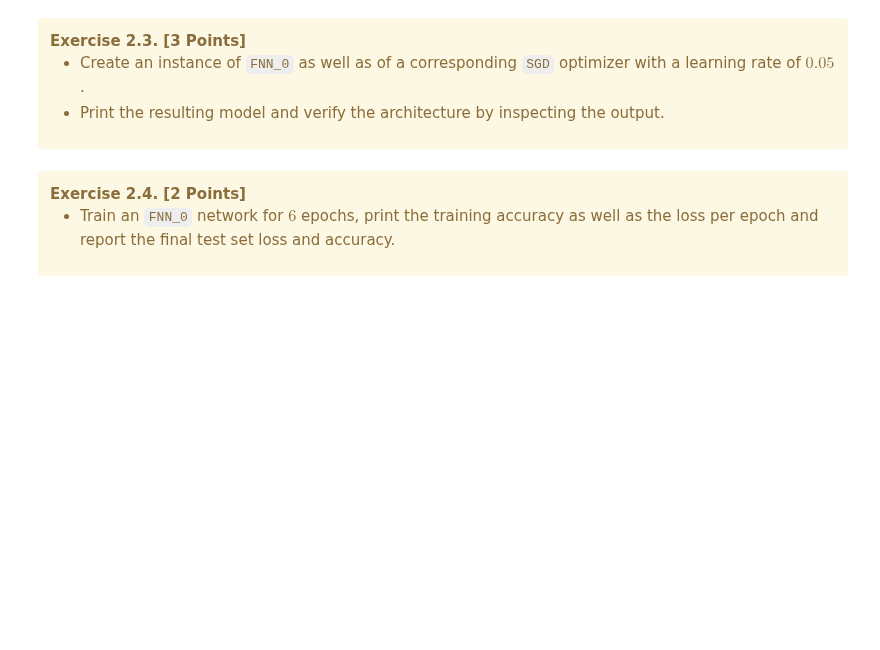
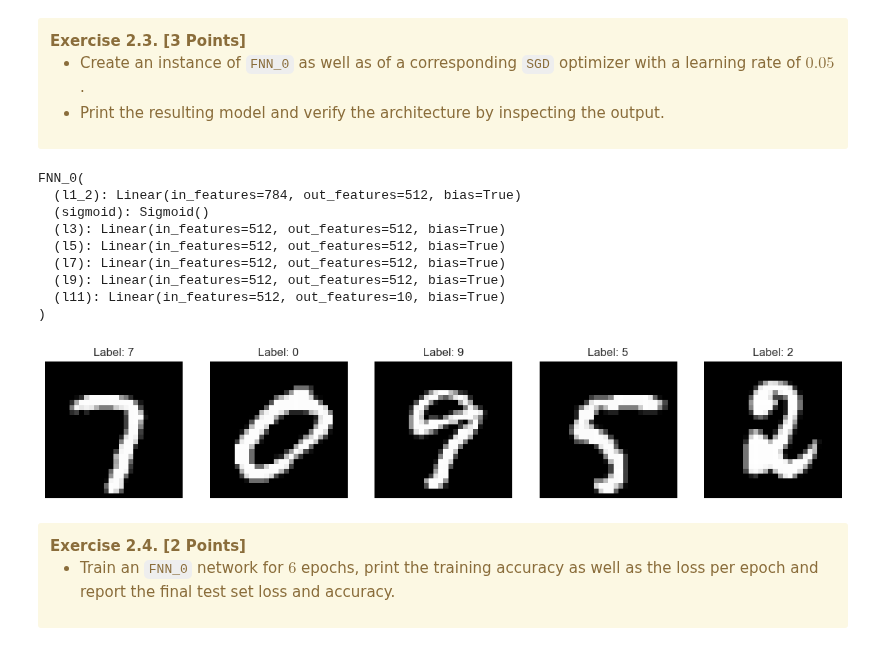
Before and after one commit to qtakmalay/JupyterProjects, a Jupyter notebook: Hands-on II/U2/U2_Assignment.ipynb, the cells around one changed output. Cells and saved outputs as stored; diff of their text form; code cells hidden in the pictures; blank space fills up the shorter version.

```diff
--- a/Hands-on II/U2/U2_Assignment.ipynb
+++ b/Hands-on II/U2/U2_Assignment.ipynb
@@ -291,7 +308,30 @@ loader_test_dataset = torch.utils.data.DataLoader(mnist_test_dataset,
     </table>
 </div>
 # %%
-# your code goes here
+class FNN_0(torch.nn.Module):
+    def __init__(self):
+        super().__init__()
+        self.l1_2 = torch.nn.Linear(28 * 28, 512)
+        self.sigmoid = torch.nn.Sigmoid()
+        self.l3 = torch.nn.Linear(512, 512)
+        self.l5 = torch.nn.Linear(512, 512)
+        self.l7 = torch.nn.Linear(512, 512)
+        self.l9 = torch.nn.Linear(512, 512)
+        self.l11 = torch.nn.Linear(512, 10)
+    def forward(self, x: torch.Tensor) -> torch.Tensor:
+        x = x.view(x.size(0), -1)
+        x = self.l1_2(x)
+        x = self.sigmoid(x)
+        x = self.l3(x)
+        x = self.sigmoid(x)
+        x = self.l5(x)
+        x = self.sigmoid(x)
+        x = self.l7(x)
+        x = self.sigmoid(x)
+        x = self.l9(x)
+        x = self.sigmoid(x)
+        x = self.l11(x)
+        return x
 # %% [markdown]
 <div class="alert alert-warning">
     <b>Exercise 2.3. [3 Points]</b>
@@ -301,7 +341,36 @@ loader_test_dataset = torch.utils.data.DataLoader(mnist_test_dataset,
     </ul>
 </div>
 # %%
-# your code goes here
+u2.set_seed(17)
+fnn_0_model = FNN_0()
+sgd_optimizer = torch.optim.SGD(fnn_0_model.parameters(), lr = 0.05)
+print(fnn_0_model)
+
+def visualize_samples(data_loader, num_samples=5):
+    data_iter = iter(data_loader)
+    images, labels = data_iter.__next__()
+    images, labels = images.numpy(), labels.numpy()
+
+    fig, axes = plt.subplots(1, num_samples, figsize=(15, 3))
+    for i in range(num_samples):
+        ax = axes[i]
+        ax.imshow(images[i].squeeze(), cmap='gray')
+        ax.set_title(f'Label: {labels[i]}')
+        ax.axis('off')
+    plt.show()
+
+visualize_samples(loader_train_dataset)
+# %% [output]
+FNN_0(
+  (l1_2): Linear(in_features=784, out_features=512, bias=True)
+  (sigmoid): Sigmoid()
+  (l3): Linear(in_features=512, out_features=512, bias=True)
+  (l5): Linear(in_features=512, out_features=512, bias=True)
+  (l7): Linear(in_features=512, out_features=512, bias=True)
+  (l9): Linear(in_features=512, out_features=512, bias=True)
+  (l11): Linear(in_features=512, out_features=10, bias=True)
+)
+[figure, added]
 # %% [markdown]
 <div class="alert alert-warning">
     <b>Exercise 2.4. [2 Points]</b>
```
Also changed, not shown: parts of 4 cells of this notebook.
